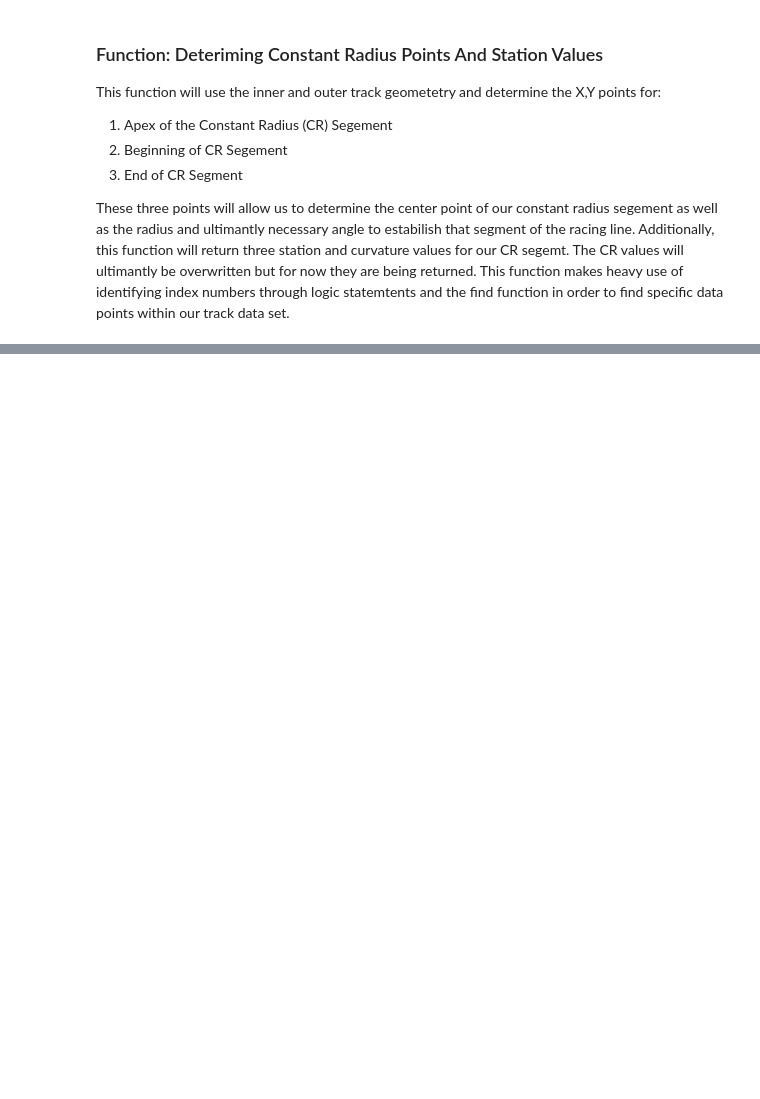
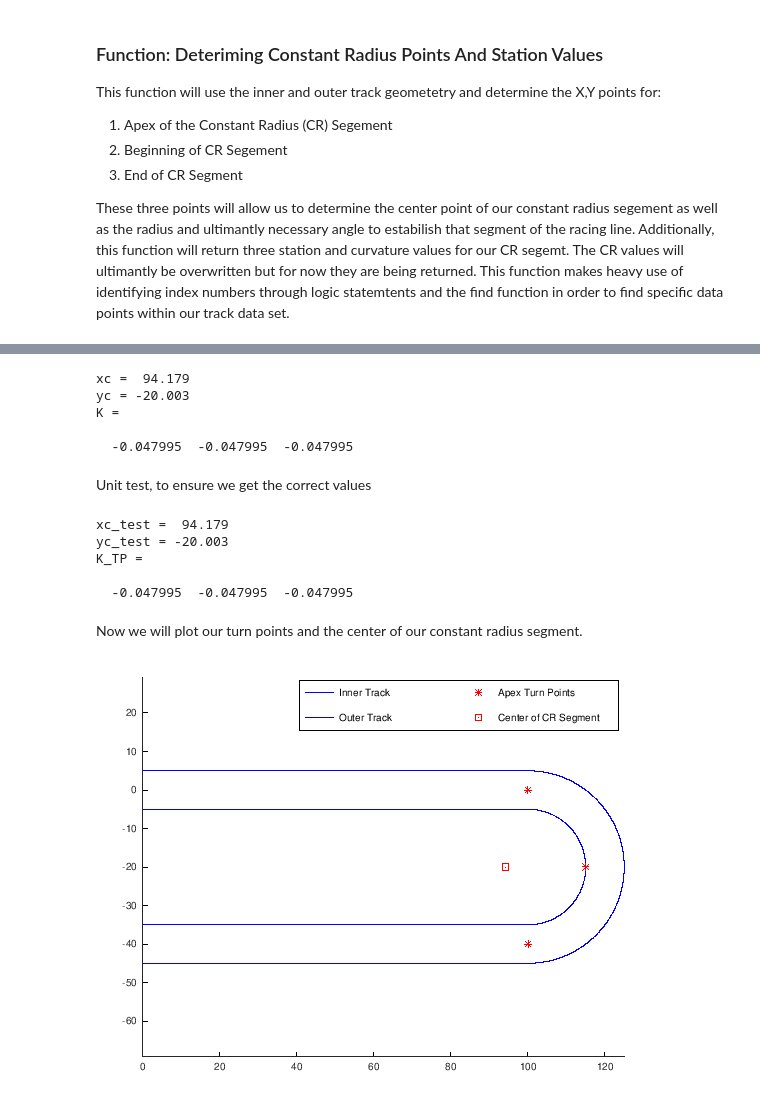
Before and after one commit to PostMatthew/Laptime_Simulation_ME391, a Jupyter notebook: BuildingCustomRacingTracksWithRacing Lines.ipynb, the cells around one changed output, grey strips where cells are left out. Saved outputs shown, nothing was run; the diff lists cells and outputs as text; code cells hidden in the pictures; blank space fills up the shorter version.

```diff
--- a/BuildingCustomRacingTracksWithRacingLines.ipynb
+++ b/BuildingCustomRacingTracksWithRacing Lines.ipynb
@@ -945,0 +664,31 @@ bool = 0
+# %%
+[xc,yc,K] = circfit(X_TP,Y_TP,K_TP)
+# %% [output]
+xc =  94.179
+yc = -20.003
+K =
+
+  -0.047995  -0.047995  -0.047995
+# %% [markdown]
+Unit test, to ensure we get the correct values
+# %%
+[xc_test,yc_test,K_TP] = circfit(X_TP,Y_TP,K_TP)
+# %% [output]
+xc_test =  94.179
+yc_test = -20.003
+K_TP =
+
+  -0.047995  -0.047995  -0.047995
+# %% [markdown]
+Now we will plot our turn points and the center of our constant radius segment.
+# %%
+figure()
+hold on
+plot(track.inner.X,track.inner.Y,"b")
+plot(track.outer.X,track.outer.Y,"b")
+plot(X_TP,Y_TP,"*r")
+plot(xc_test,yc_test,"rs")
+axis equal
+legend("Inner Track","Outer Track","Apex Turn Points","Center of CR Segment","orientation","horizontal")
+# %% [output]
+[figure, added]
```
Also changed, not shown: parts of 75 cells of this notebook.
